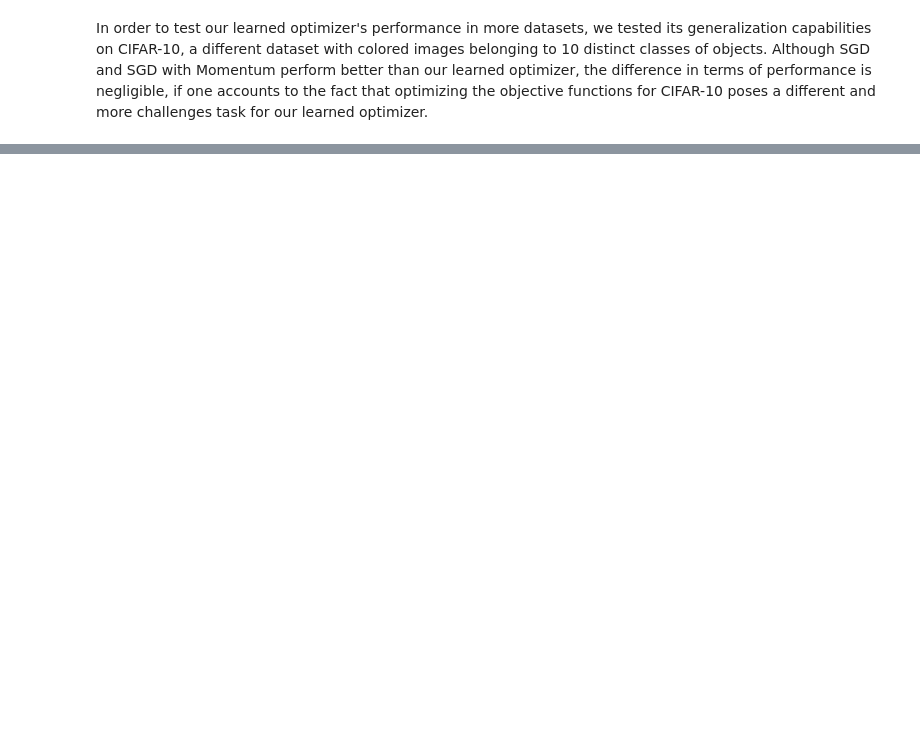
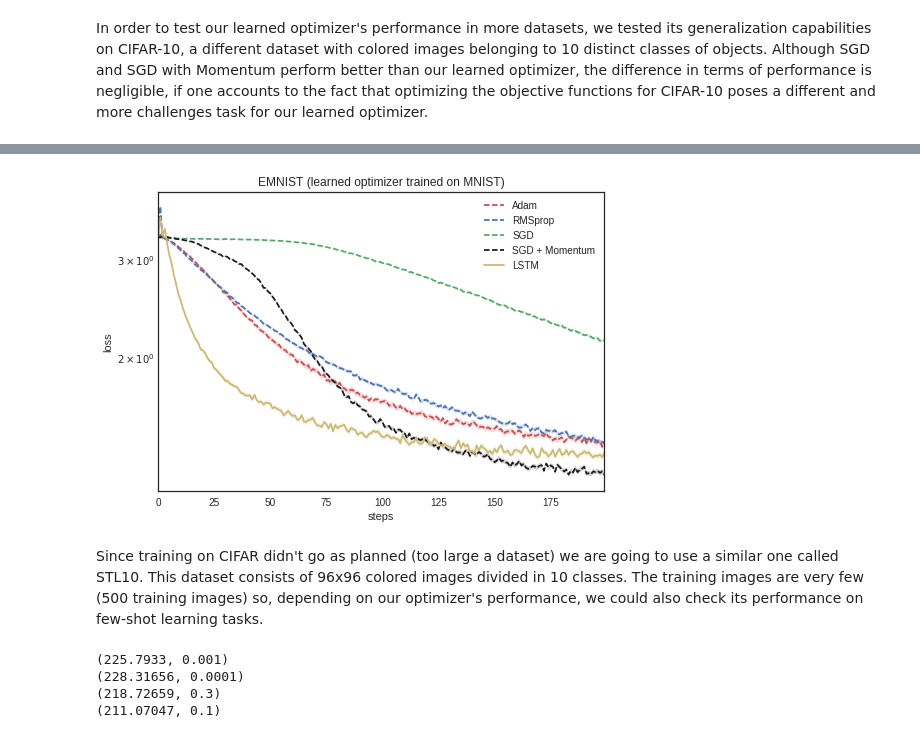
Before and after one commit to kostagiolasn/MetaLearning-MScThesis, a Jupyter notebook: MetaLearning.ipynb, the cells around one changed output, grey strips where cells are left out. Cells and saved outputs as stored; diff of their text form; code cells hidden in the pictures; blank space fills up the shorter version.

```diff
--- a/MetaLearning.ipynb
+++ b/MetaLearning.ipynb
@@ -867,0 +918,5 @@ In order to test our learned optimizer's performance in more datasets, we tested
+# %%
+for lr in tqdm(sorted([1.0, 0.3, 0.1, 0.03, 0.01, 0.003, 0.001, 0.0003, 0.0001, 0.00003, 0.00001],
+                      key=lambda x: np.abs(x - 0.003)), 'all'):
+    print('Trying lr:', lr)
+    print(main_loop(CIFARUtil, GenericNeuralNetCifar, lr=lr, out_mul=0.1, preprocessing=True, n_tests=5, epochs=10)[0])
@@ -867,0 +1051,30 @@ In order to test our learned optimizer's performance in more datasets, we tested
+# %%
+EMNIST_LEARNING_RATES = [0.03, 0.01, 1.0, 1.0]
+N_TESTS = 100
+
+fit_data = np.zeros((N_TESTS, 200, len(OPTIMIZER_NAMES) + 1))
+for i, ((opt, extra_kwargs), lr) in enumerate(zip(zip(OPTIMIZER_NAMES,OPTIMIZER_PARAMETERS), EMNIST_LEARNING_RATES)):
+    np.random.seed(0)
+    fit_data[:, :, i] = np.array(fit_normal(EMNISTUtil, EMNISTNeuralNet, opt, lr=lr, n_tests=N_TESTS, epochs=200, **extra_kwargs))
+
+@cache.cache
+def get_fit_dict_test(n_tests, opt_dict, *args, **kwargs):
+    opt = w(OptimizerNetwork(preprocessing=True))
+    opt.load_state_dict(opt_dict)
+    np.random.seed(0)
+    return [fit(opt, *args, **kwargs) for _ in tqdm(range(N_TESTS), 'optimizer')]
+
+fit_data[:, :, len(OPTIMIZER_NAMES)] = np.array(get_fit_dict_test(N_TESTS, best_mnist_optimizer, None, EMNISTUtil, EMNISTNeuralNet, 200, 1, out_mul=0.1, should_train=False))
+
+ax = sns.tsplot(data=fit_data[:, :, :], condition=OPTIMIZER_NAMES + ['LSTM'], linestyle='--', color=['r', 'b', 'g', 'k', 'y'])
+ax.lines[-1].set_linestyle('-')
+ax.legend()
+plt.yscale('log')
+plt.xlabel('steps')
+plt.ylabel('loss')
+plt.title('EMNIST (learned optimizer trained on MNIST)')
+plt.show()
+# %% [output]
+[figure, added]
+# %% [markdown]
+Since training on CIFAR didn't go as planned (too large a dataset) we are going to use a similar one called STL10. This dataset consists of 96x96 colored images divided in 10 classes. The training images are very few (500 training images) so, depending on our optimizer's performance, we could also check its performance on few-shot learning tasks.
@@ -867,0 +1161,8 @@ In order to test our learned optimizer's performance in more datasets, we tested
+# %%
+for optimizer_name, kwargs in zip(OPTIMIZER_NAMES, OPTIMIZER_PARAMETERS):
+    print(find_best_lr_normal(STL10Util, GenericNeuralNetSTL10, optimizer_name, **kwargs, n_tests=10))
+# %% [output]
+(225.7933, 0.001)
+(228.31656, 0.0001)
+(218.72659, 0.3)
+(211.07047, 0.1)
```
Also changed, not shown: parts of 37 cells of this notebook, 10 other files.
